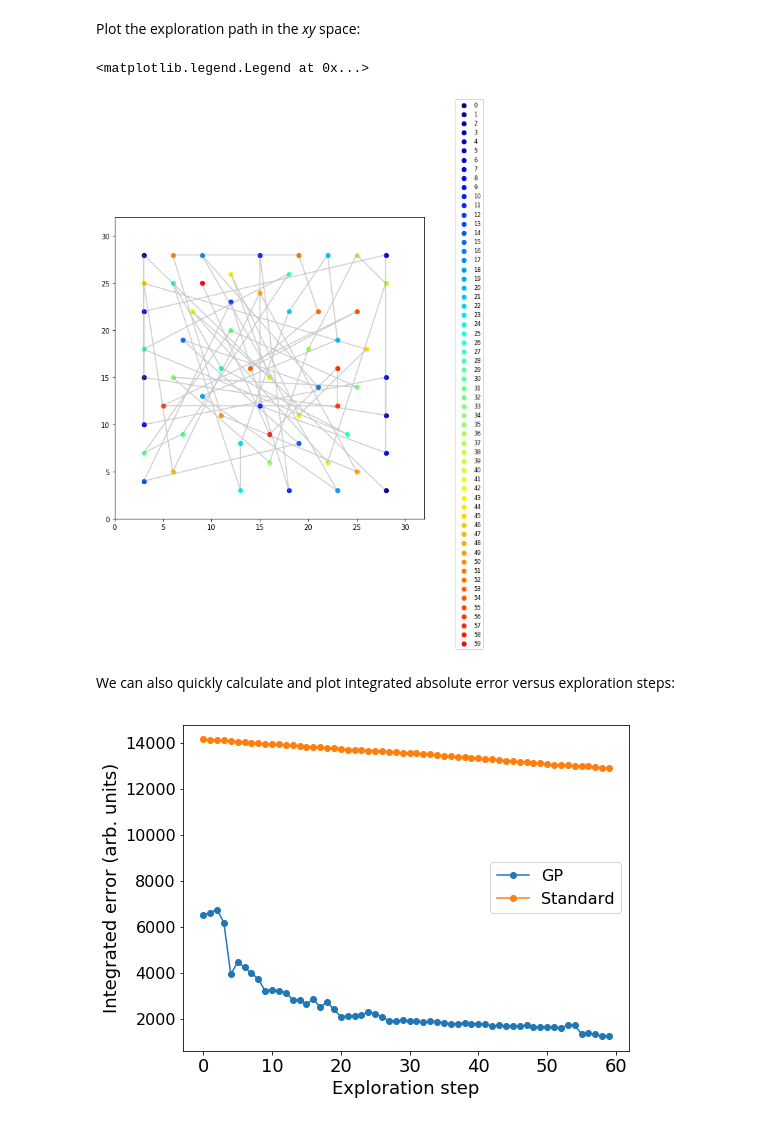
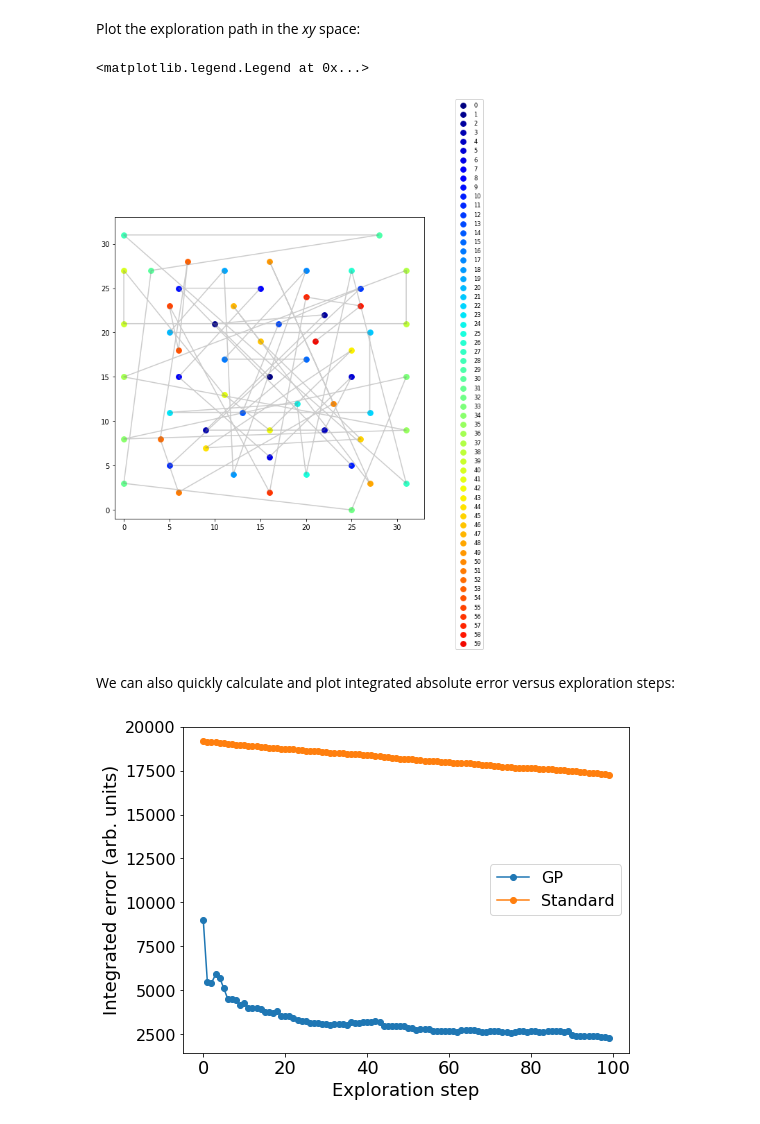
Before and after one commit to ziatdinovmax/GP, a Jupyter notebook: notebooks/GP_BEPFM.ipynb, the cells around one changed output. Cells and saved outputs as stored; diff of their text form; code cells hidden in the pictures.

```diff
--- a/notebooks/GP_BEPFM.ipynb
+++ b/notebooks/GP_BEPFM.ipynb
@@ -262,31 +262,30 @@ x_res, y_res, z_res = 1, 1, 1
 # get the subset of data
 R_true = raw_data[x_start:x_end:x_res, y_start:y_end:y_res, z_start:z_end:z_res]
 R_true = (R_true - np.amin(R_true))/np.ptp(R_true)
-# remove 99.5 % of the data
-remove_obs = 0.995
 e1, e2, e3 = R_true.shape
 c1, c2, c3 = np.mgrid[:e1:1., :e2:1., :e3:1.]
 X_true = np.array([c1, c2, c3])
-X, R = gprutils.corrupt_data_xy(X_true, R_true, prob=remove_obs)
+# Let's start with "measuring" several points along each edge
+R = R_true*0
+R[R==0] = np.nan
+R = gprutils.open_edge_points(R, R_true)
+X, R = gprutils.corrupt_data_xy(X_true, R)
 # %% [markdown]
 Run the analysis. We are going to increase a learning rate while decreasing a number of SVI steps in each iteration to see how fast we can discover new things in the "sample".
 
 (notice that the size of a measurement square is defined as 2*M+1, so that M=0 corresponds to a doing a single measurement)
 # %%
 #@title GP exploration (select parameters and click 'Run') { form-width: "40%" }
-EXPLORATION_STEPS = 18 #@param {type:"slider", min:1, max:100, step:1}
+EXPLORATION_STEPS = 100 #@param {type:"slider", min:1, max:300, step:1}
 MEASUREMENT_AREA = 0 #@param {type:"slider", min:0, max:5, step:1}
 KERNEL = "Matern52" #@param ["RationalQuadratic", "RBF", "Matern52"]
 LENGTH_CONSTR_MIN = 1 #@param {type:"slider", min:1, max:100, step:0.5}
 LENGTH_CONSTR_MAX = 20 #@param {type:"slider", min:5, max:100, step:0.5}
 LEARNING_RATE = 0.1 #@param {type:"slider", min:0.0005, max:0.1, step:0.0005}
-STEPS = 1000 #@param {type:"slider", min:100, max:10000, step:100}
-#INDUCING_POINTS = 1000 #@param {type:"slider", min:20, max:10000, step:10}
+STEPS = 500 #@param {type:"slider", min:100, max:10000, step:100}
 DISTANCE_EDGE = 0 #@param {type:"slider", min:0, max:10, step:1}
 USE_GPU = True #@param ["True", "False"] {type:"raw"}
 SAVE_DIR = "Output" #@param {type:"string"}
-
-#LENGTH_CONSTR=[1., 1., 10.], [10., 10., 20]
 
 LENGTH_CONSTR = [
                  [float(LENGTH_CONSTR_MIN) for i in range(3)],
@@ -301,7 +300,7 @@ if not os.path.exists(SAVE_DIR): os.makedirs(SAVE_DIR)
 for i in range(EXPLORATION_STEPS):
     print('Exploration step {}/{}'.format(i, EXPLORATION_STEPS))
     # Make the number of inducing points dependent on the number of datapoints
-    indpoints = len(gprutils.prepare_training_data(X, R)[0]) // 10
+    indpoints = len(gprutils.prepare_training_data(X, R)[0]) // 20
     # Initialize explorer
     bexplorer = gpr.reconstructor(
         X, R, X_true, KERNEL, LENGTH_CONSTR, indpoints, 3,
@@ -371,31 +370,31 @@ gprutils.plot_exploration_results(
 # %% [markdown]
 Plot the exploration path in the *xy* space:
 # %%
-amax_to_plot = uncert_idx_all[:60]
+amax_to_plot = uncert_idx_all[:60] # plot for the first 60 steps
 fig, ax = plt.subplots(1, 1, figsize = (8, 8))
 labels = range(0, len(uncert_idx_all))
 _line_plot = np.empty((0, 2))
 for p, l in zip(amax_to_plot, labels):
     _line_plot = np.append(_line_plot, [np.array(p)], axis=0)
-    ax.scatter(p[1], p[0], s=40, label=l)
+    ax.scatter(p[1], p[0], s=60, label=l)
 ax.plot(_line_plot[:, 1], _line_plot[:, 0], c='gray', alpha=.4)
-ax.set_xlim(0, R_true.shape[0])
-ax.set_ylim(0, R_true.shape[1])
+ax.set_xlim(-1, R_true.shape[0]+1)
+ax.set_ylim(-1, R_true.shape[1]+1)
 colormap = cm.jet
 colorst = [colormap(i) for i in np.linspace(0, 0.9,len(ax.collections))]
 for t, j in enumerate(ax.collections):
     j.set_color(colorst[t])
 ax.legend(fontsize='small', bbox_to_anchor=(1.2, 1.4))
 # %% [output]
 <matplotlib.legend.Legend at 0x...>
-[figure, old version]
+[figure, new version]
 # %% [markdown]
 We can also quickly calculate and plot integrated absolute error versus exploration steps:
 # %%
 e1, e2, e3 = R_true.shape
 R_true_masked = gprutils.mask_edges(np.sum(R_true, -1), DIST_EDGE)
 sum_error_gp, sum_error_stand = [], []
-for i in range(60):
+for i in range(EXPLORATION_STEPS):
     mean_i = gprutils.mask_edges(
         np.sum(mean_all[i].reshape(e1, e2, e3), -1), DIST_EDGE)
     sum_error = np.sum(np.abs(R_true_masked - mean_i))
@@ -415,4 +414,4 @@ plt.yticks(fontsize=16)
 plt.legend(fontsize=16)
 plt.show()
 # %% [output]
-[figure, old version]
+[figure, new version]
```
Also changed, not shown: parts of 10 cells of this notebook.
